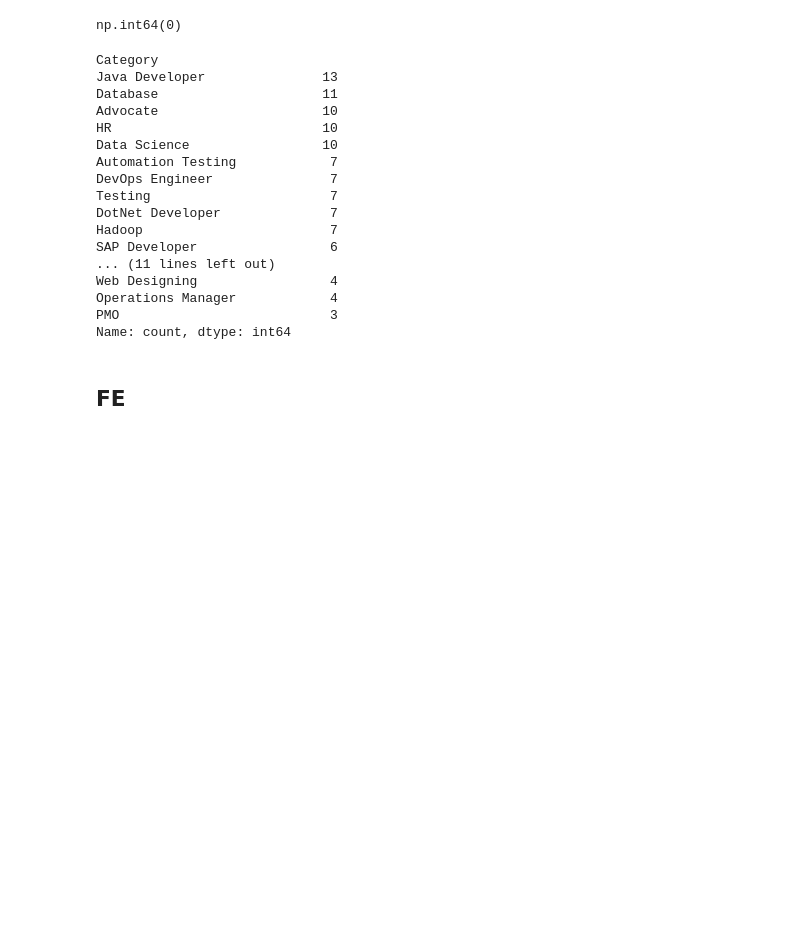
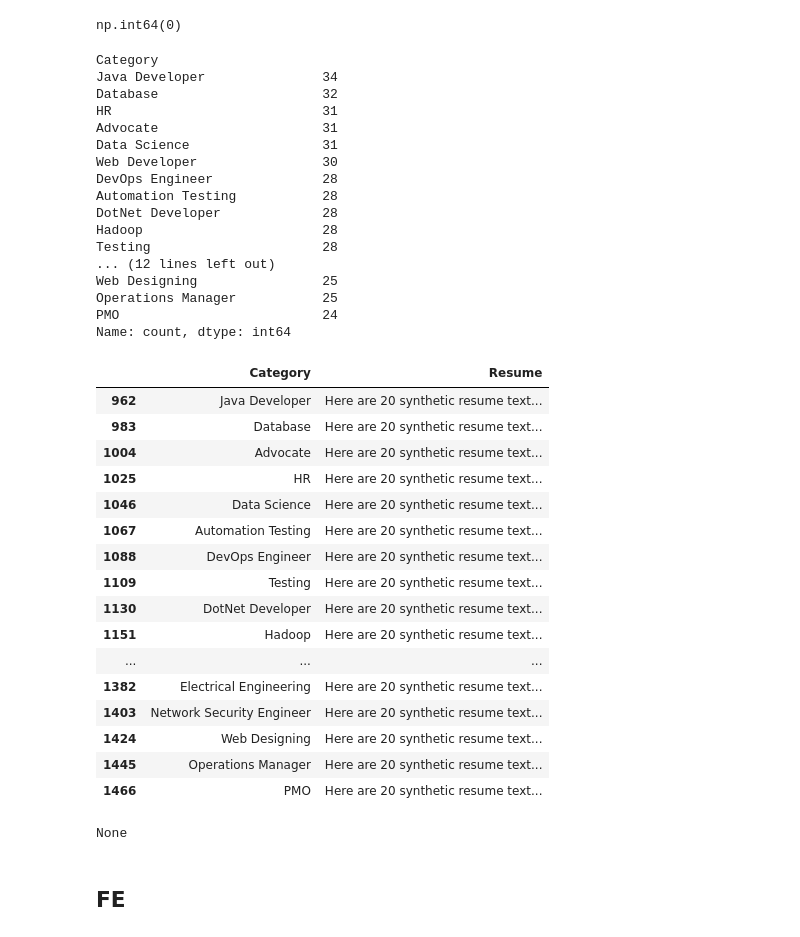
Before and after one commit to ahmed2402/Resume-Analysis-Hub, a Jupyter notebook: eda.ipynb, the cells around one changed output. Drawn from its saved outputs; the diff is of its cells as text; code cells hidden in the pictures; blank space fills up the shorter version.

```diff
--- a/eda.ipynb
+++ b/eda.ipynb
@@ -51,4 +78,4 @@ synth_df.head()
 # %%
-combined_df = pd.concat([df, synth_df], ignore_index=True)
-combined_df.head()
+combined_df = pd.concat([df, synth_df, synth_df2], ignore_index=True)
+combined_df.shape
 # %% [output]
@@ -91,5 +113,5 @@ df['Resume'].duplicated().sum()
 np.int64(796)
 # %%
 #drop duplicate resume
-df.drop_duplicates(subset=['Resume'], keep='first', inplace=True)
+combined_df.drop_duplicates(subset=['Resume'], keep='first', inplace=True)
 # %%
@@ -97,22 +119,45 @@ df['Resume'].duplicated().sum()
 # %% [output]
 np.int64(0)
 # %%
-df['Category'].value_counts()
+combined_df['Category'].value_counts()
 # %% [output]
 Category
-Java Developer               13
-Database                     11
-Advocate                     10
-HR                           10
-Data Science                 10
-Automation Testing            7
-DevOps Engineer               7
-Testing                       7
-DotNet Developer              7
-Hadoop                        7
-SAP Developer                 6
-... (11 lines left out)
-Web Designing                 4
-Operations Manager            4
-PMO                           3
+Java Developer               34
+Database                     32
+HR                           31
+Advocate                     31
+Data Science                 31
+Web Developer                30
+DevOps Engineer              28
+Automation Testing           28
+DotNet Developer             28
+Hadoop                       28
+Testing                      28
+... (12 lines left out)
+Web Designing                25
+Operations Manager           25
+PMO                          24
 Name: count, dtype: int64
+# %%
+# Show rows where Resume starts with the specified string
+mask = combined_df['Resume'].str.startswith("Here are 20 synthetic resume texts", na=False)
+print(display(combined_df[mask]))
+# %% [output]
+|  | Category | Resume |
+| 962 | Java Developer | Here are 20 synthetic resume text... |
+| 983 | Database | Here are 20 synthetic resume text... |
+| 1004 | Advocate | Here are 20 synthetic resume text... |
+| 1025 | HR | Here are 20 synthetic resume text... |
+| 1046 | Data Science | Here are 20 synthetic resume text... |
+| 1067 | Automation Testing | Here are 20 synthetic resume text... |
+| 1088 | DevOps Engineer | Here are 20 synthetic resume text... |
+| 1109 | Testing | Here are 20 synthetic resume text... |
+| 1130 | DotNet Developer | Here are 20 synthetic resume text... |
+| 1151 | Hadoop | Here are 20 synthetic resume text... |
+| ... | ... | ... |
+| 1382 | Electrical Engineering | Here are 20 synthetic resume text... |
+| 1403 | Network Security Engineer | Here are 20 synthetic resume text... |
+| 1424 | Web Designing | Here are 20 synthetic resume text... |
+| 1445 | Operations Manager | Here are 20 synthetic resume text... |
+| 1466 | PMO | Here are 20 synthetic resume text... |
+None
```
Also changed, not shown: parts of 23 cells of this notebook, 4 other files.
